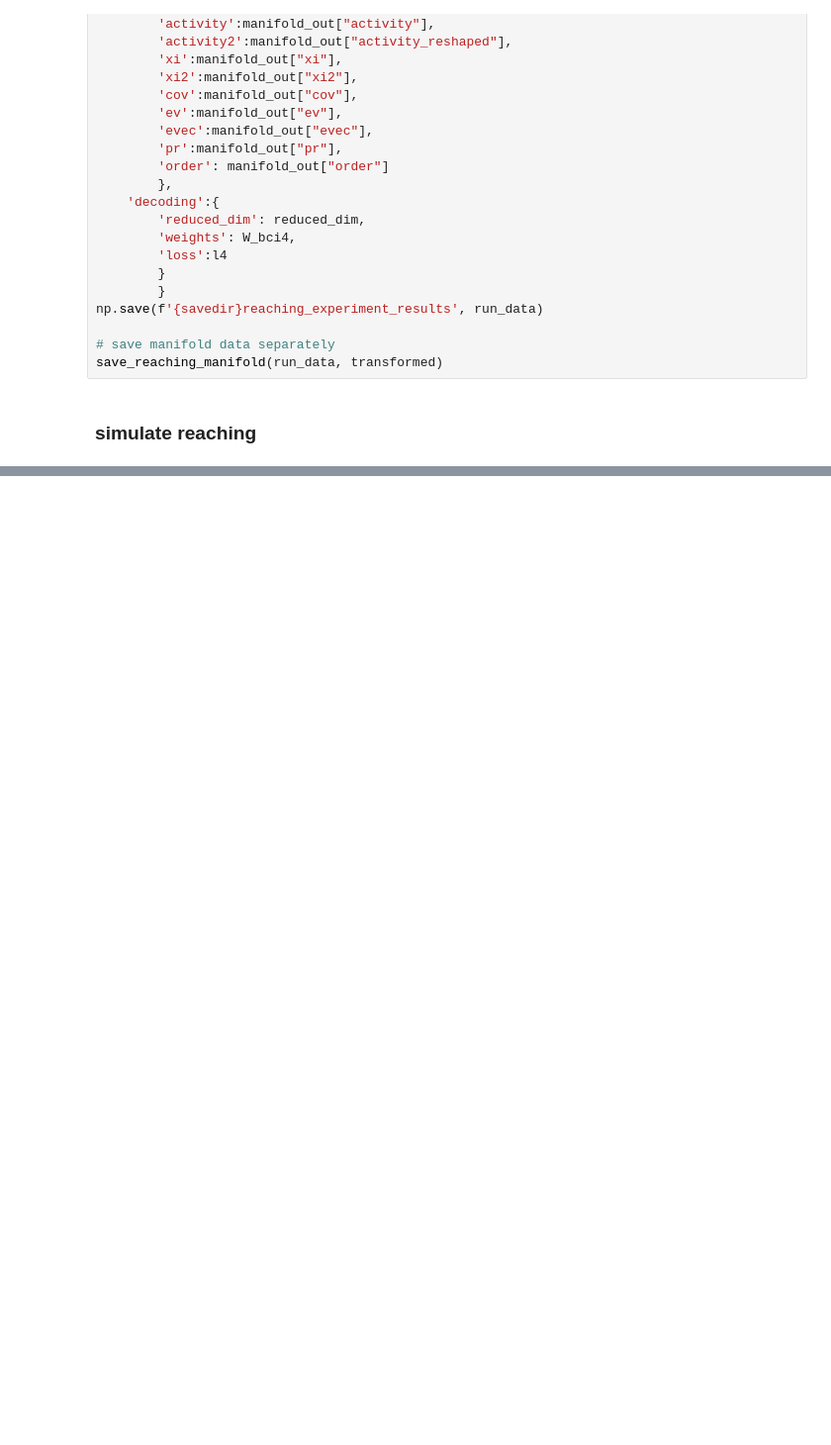
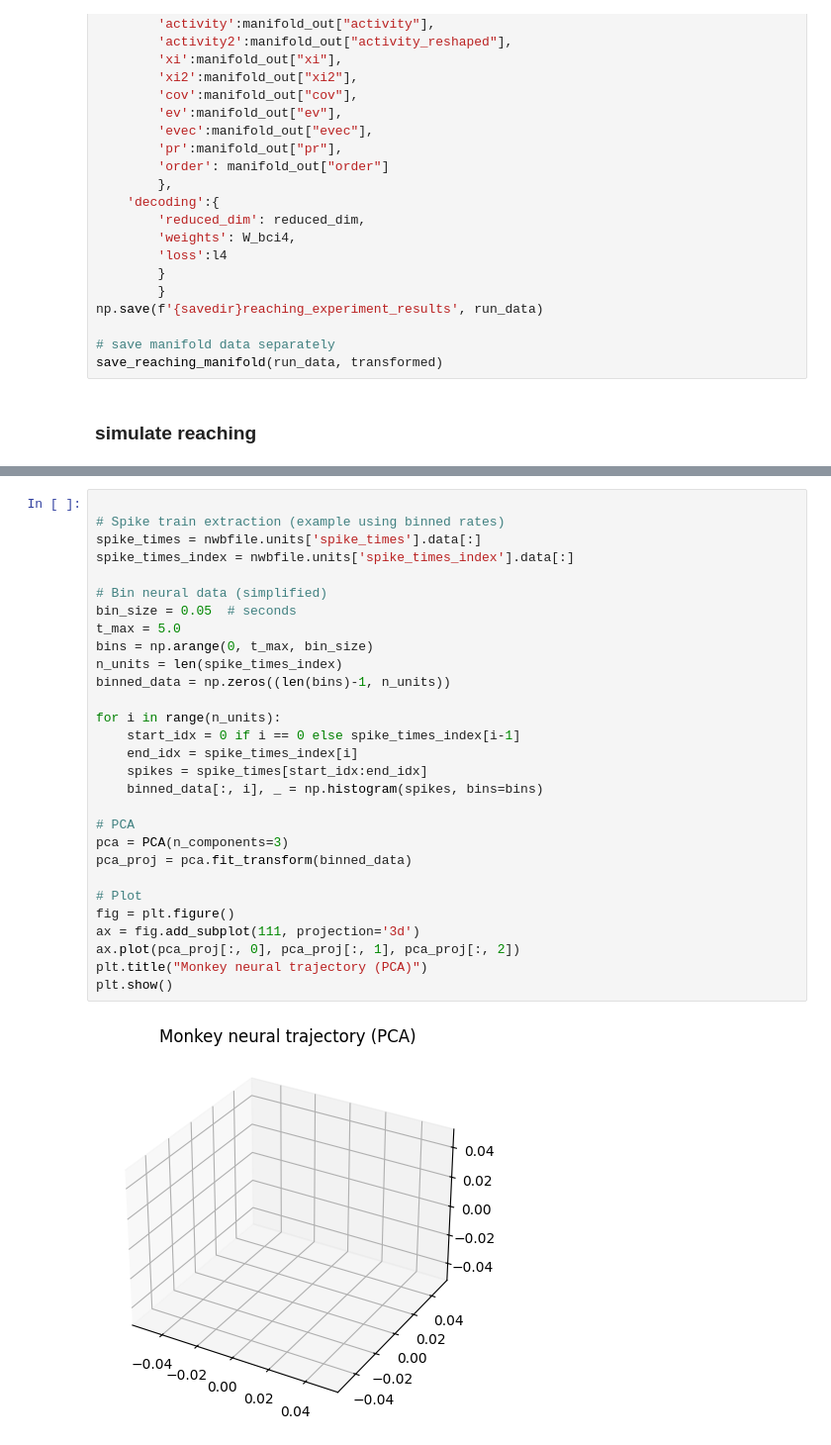
Before and after one commit to nishi-patel-15/motor_rnn_target_performance, a Jupyter notebook: Motor_RNNs_TargetPerformance.ipynb, the cells around one changed output, grey strips where cells are left out. Shown at 99% size. Cells and saved outputs as stored; diff of their text form; blank space fills up the shorter version.

```diff
--- a/Motor_RNNs_TargetPerformance.ipynb
+++ b/Motor_RNNs_TargetPerformance.ipynb
@@ -1906,0 +2291,31 @@ Can you think of other tasks to test?
+# %%
+
+# Spike train extraction (example using binned rates)
+spike_times = nwbfile.units['spike_times'].data[:]
+spike_times_index = nwbfile.units['spike_times_index'].data[:]
+
+# Bin neural data (simplified)
+bin_size = 0.05  # seconds
+t_max = 5.0
+bins = np.arange(0, t_max, bin_size)
+n_units = len(spike_times_index)
+binned_data = np.zeros((len(bins)-1, n_units))
+
+for i in range(n_units):
+    start_idx = 0 if i == 0 else spike_times_index[i-1]
+    end_idx = spike_times_index[i]
+    spikes = spike_times[start_idx:end_idx]
+    binned_data[:, i], _ = np.histogram(spikes, bins=bins)
+
+# PCA
+pca = PCA(n_components=3)
+pca_proj = pca.fit_transform(binned_data)
+
+# Plot
+fig = plt.figure()
+ax = fig.add_subplot(111, projection='3d')
+ax.plot(pca_proj[:, 0], pca_proj[:, 1], pca_proj[:, 2])
+plt.title("Monkey neural trajectory (PCA)")
+plt.show()
+# %% [output]
+[figure, added]
```
Also changed, not shown: parts of 23 cells of this notebook.
